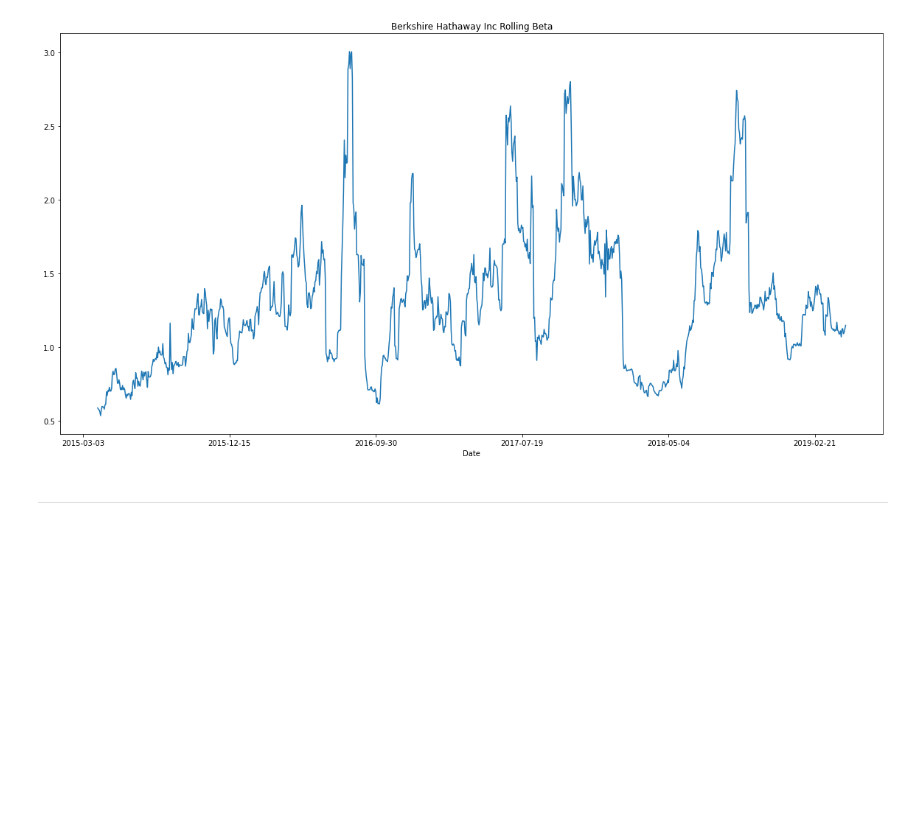
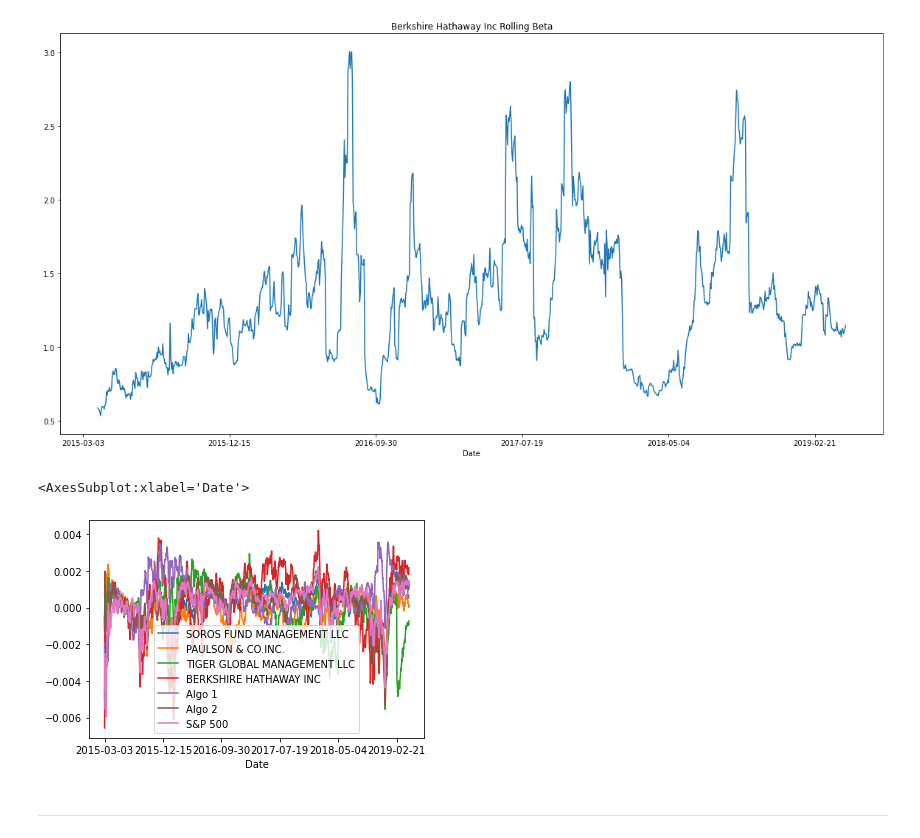
Before and after one commit to moartheta/A-Whale-off-the-Portfolio, a Jupyter notebook: whale_analysis.ipynb, the cells around one changed output. Cells and saved outputs as stored; diff of their text form; code cells hidden in the pictures; blank space fills up the shorter version.

```diff
--- a/whale_analysis.ipynb
+++ b/whale_analysis.ipynb
@@ -301,6 +286,11 @@ beta.plot(title="Berkshire Hathaway Inc Rolling Beta", figsize=(20,10))
 # %%
 # Calculate a rolling window using the exponentially weighted moving average.
 # YOUR CODE HERE
+joined_ewm = joined_df.ewm(halflife=21).mean()
+joined_ewm.plot()
+# %% [output]
+<AxesSubplot:xlabel='Date'>
+[figure, added]
 # %% [markdown]
 ---
 # %% [markdown]
```
Also changed, not shown: parts of 19 cells of this notebook, 3 other files.
